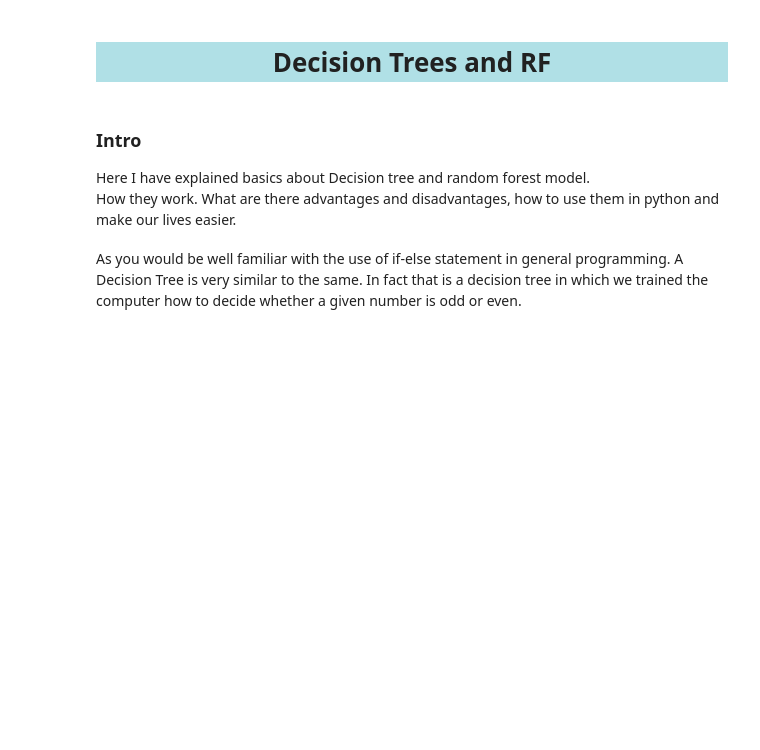
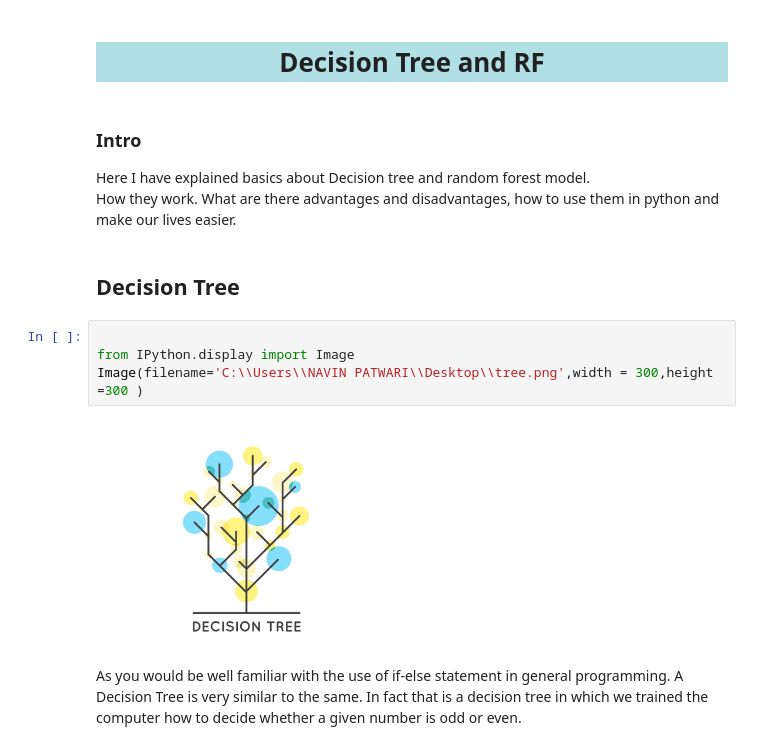
Before and after one commit to pnavin9/DT-and-RF, a Jupyter notebook: dt and rf.ipynb, the cells around one changed output. Drawn from its saved outputs; the diff is of its cells as text; blank space fills up the shorter version.

```diff
--- a/dt and rf.ipynb
+++ b/dt and rf.ipynb
@@ -1,8 +1,16 @@
 # %% [markdown]
-<h1 style="background-color:powderblue; text-align:center">Decision Trees and RF</h1>
+<h1 style="background-color:powderblue; text-align:center">Decision Tree and RF</h1>
 # %% [markdown]
 <h3>Intro</h3>
 Here I have explained basics about Decision tree and random forest model.<br> How they work. What are there advantages and disadvantages, how to use them in python and make our lives easier.
+# %% [markdown]
+<h2>Decision Tree</h2>
+# %%
+
+from IPython.display import Image
+Image(filename='C:\\Users\\NAVIN PATWARI\\Desktop\\tree.png',width = 300,height =300 )
+# %% [output]
+[figure, added]
 # %% [markdown]
 As you would be well familiar with the use of if-else statement in general programming. A Decision Tree is very similar to the same. In fact that is a decision tree in which we trained the computer how to decide whether a given number is odd or even.
 # %%
```
Also changed, not shown: parts of 40 cells of this notebook.
